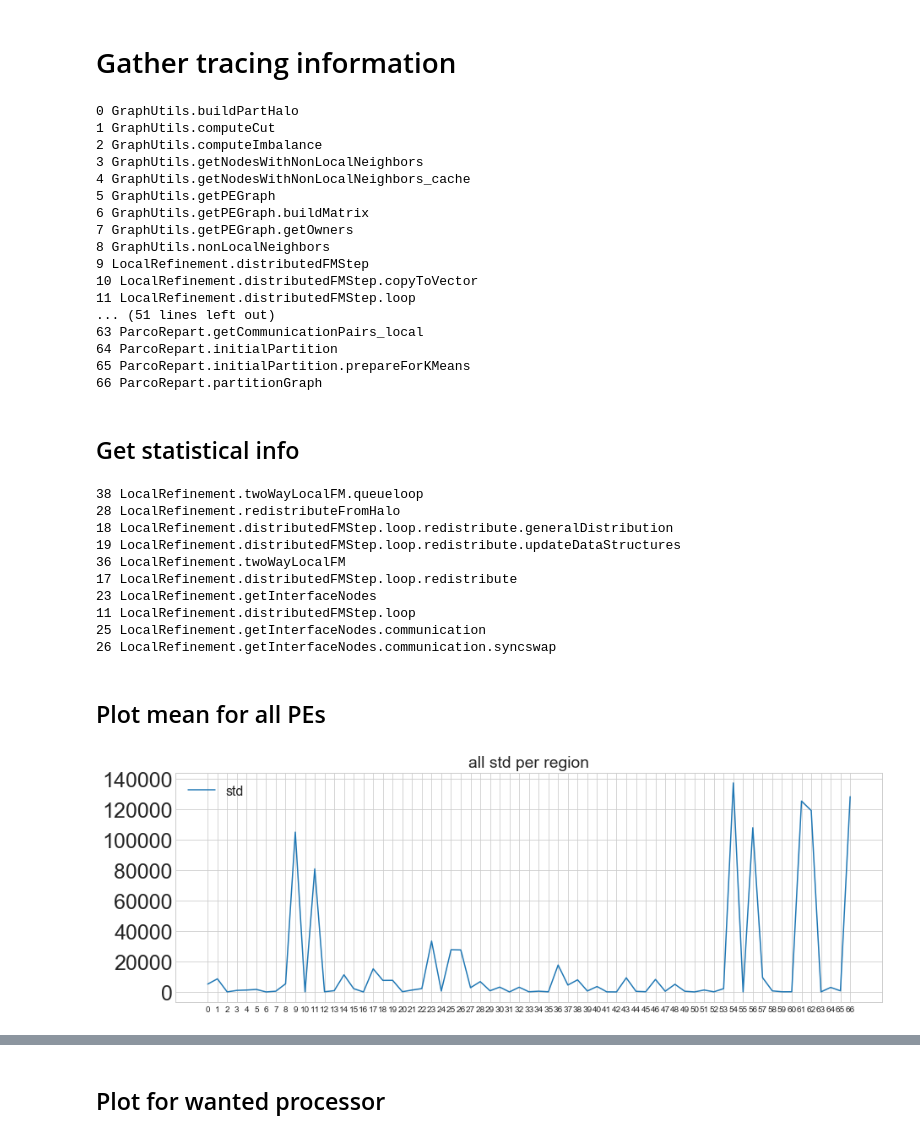
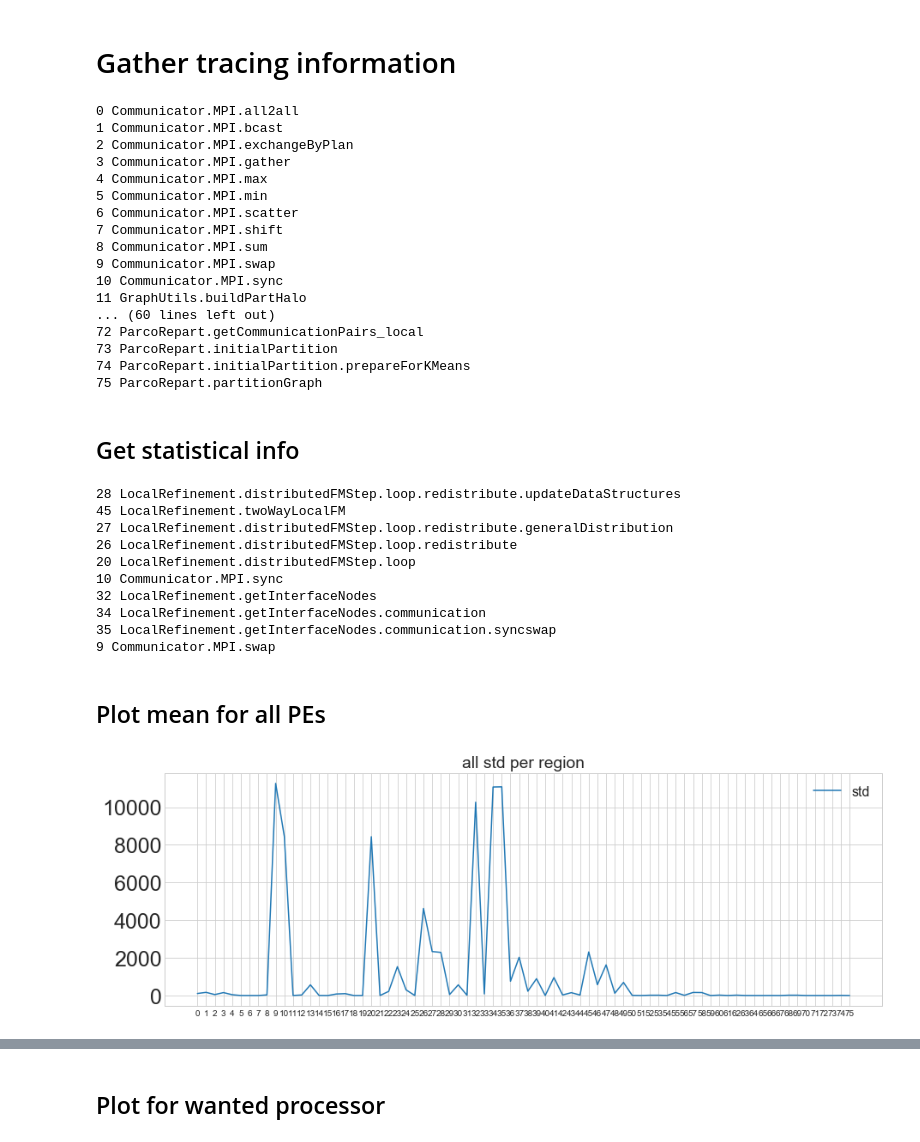
Before and after one commit to hu-macsy/geographer, a Jupyter notebook: tools/Visualize_scai_tracing.ipynb, the cells around one changed output, grey strips where cells are left out. Cells and saved outputs as stored; diff of their text form; code cells hidden in the pictures.

```diff
--- a/tools/Visualize_scai_tracing.ipynb
+++ b/tools/Visualize_scai_tracing.ipynb
@@ -144,10 +155,10 @@ def plotWantedPEsWantedRegions( allTimes, wantedPEs, wantedRegions , plotPerWhat
 # %% [markdown]
 # Gather tracing information
 # %%
-#traceDir = "/home/harry/supermuc/geographer_experiments/base-run/jobOutputs/"
-traceDir = "/home/harry/geographer/tracing_data/delaunay3D008M_k28/"
+traceDir = "/home/harry/supermuc/geographer_experiments/base-run/jobOutputs/"
+#traceDir = "/home/harry/geographer/tracing_data/delaunay3D008M_k28/"
 
-interestClasses = ['MultiLevel', 'LocalRefinement', 'ParcoRepart', 'GraphUtils']
+interestClasses = ['MultiLevel', 'LocalRefinement', 'ParcoRepart', 'GraphUtils', 'Communicator']
 
 allTimes = getAllTimes( traceDir, interestClasses )
 numPEs = max([int(x[0]) for x in allTimes])
@@ -161,30 +172,30 @@ numRegions = len(regionNames)
 for i in range(0,numRegions):
     print(i, regionNames[i])
 # %% [output]
-0 GraphUtils.buildPartHalo
-1 GraphUtils.computeCut
-2 GraphUtils.computeImbalance
-3 GraphUtils.getNodesWithNonLocalNeighbors
-4 GraphUtils.getNodesWithNonLocalNeighbors_cache
-5 GraphUtils.getPEGraph
-6 GraphUtils.getPEGraph.buildMatrix
-7 GraphUtils.getPEGraph.getOwners
-8 GraphUtils.nonLocalNeighbors
-9 LocalRefinement.distributedFMStep
-10 LocalRefinement.distributedFMStep.copyToVector
-11 LocalRefinement.distributedFMStep.loop
-... (51 lines left out)
-63 ParcoRepart.getCommunicationPairs_local
-64 ParcoRepart.initialPartition
-65 ParcoRepart.initialPartition.prepareForKMeans
-66 ParcoRepart.partitionGraph
+0 Communicator.MPI.all2all
+1 Communicator.MPI.bcast
+2 Communicator.MPI.exchangeByPlan
+3 Communicator.MPI.gather
+4 Communicator.MPI.max
+5 Communicator.MPI.min
+6 Communicator.MPI.scatter
+7 Communicator.MPI.shift
+8 Communicator.MPI.sum
+9 Communicator.MPI.swap
+10 Communicator.MPI.sync
+11 GraphUtils.buildPartHalo
+... (60 lines left out)
+72 ParcoRepart.getCommunicationPairs_local
+73 ParcoRepart.initialPartition
+74 ParcoRepart.initialPartition.prepareForKMeans
+75 ParcoRepart.partitionGraph
 # %% [markdown]
 ## Get statistical info
 # %%
 allTimesPerRegion = []  #this is a list of lists
 allVariancesPerRegion = []
 allSTDPerRegion = []
-allMeanTimerPerRegion = []
+allMeanTimePerRegion = []
 
 #for all regions
 for w in range(numRegions):
@@ -192,21 +203,21 @@ for w in range(numRegions):
     allTimesPerRegion.append( thisRegionTimes )
     allVariancesPerRegion.append( np.var(thisRegionTimes))
     allSTDPerRegion.append( np.std(thisRegionTimes))
-    allMeanTimerPerRegion.append( np.mean(thisRegionTimes) )
+    allMeanTimePerRegion.append( np.mean(thisRegionTimes) )
 
 for i in np.argsort(allSTDPerRegion)[-10:]:
     print(i, regionNames[i])
 # %% [output]
-38 LocalRefinement.twoWayLocalFM.queueloop
-28 LocalRefinement.redistributeFromHalo
-18 LocalRefinement.distributedFMStep.loop.redistribute.generalDistribution
-19 LocalRefinement.distributedFMStep.loop.redistribute.updateDataStructures
-36 LocalRefinement.twoWayLocalFM
-17 LocalRefinement.distributedFMStep.loop.redistribute
-23 LocalRefinement.getInterfaceNodes
-11 LocalRefinement.distributedFMStep.loop
-25 LocalRefinement.getInterfaceNodes.communication
-26 LocalRefinement.getInterfaceNodes.communication.syncswap
+28 LocalRefinement.distributedFMStep.loop.redistribute.updateDataStructures
+45 LocalRefinement.twoWayLocalFM
+27 LocalRefinement.distributedFMStep.loop.redistribute.generalDistribution
+26 LocalRefinement.distributedFMStep.loop.redistribute
+20 LocalRefinement.distributedFMStep.loop
+10 Communicator.MPI.sync
+32 LocalRefinement.getInterfaceNodes
+34 LocalRefinement.getInterfaceNodes.communication
+35 LocalRefinement.getInterfaceNodes.communication.syncswap
+9 Communicator.MPI.swap
 # %%
 #get top 10 regions with the highest standart deviation
 wantedRegions = np.argsort(allSTDPerRegion)[-10:].tolist()
@@ -233,20 +244,21 @@ plt.style.use('seaborn-whitegrid')
 # %%
 fig, ax = plt.subplots(figsize=(15,5))
 plt.rcParams.update({'font.size': 16})
 
 plt.title( "all std per region"  )
 
 #plt.plot(allVariancesPerRegion, label='var')
 #plt.plot( allMeanTimerPerRegion, label='mean' )
-plt.plot( allMeanTimerPerRegion, label='std' )
+plt.plot( allSTDPerRegion, label='std' )
+#plt.plot( allMeanTimePerRegion, label='mean' )
 
 #ax.set_yscale('log', basey=10)
 plt.xticks(np.arange( 0, numRegions, 1.0), fontsize=10)
 plt.legend()
 
 plt.show()
 # %% [output]
-[figure, old version]
+[figure, new version]
 # %%
 plotWantedPEsWantedRegions( allTimes, allPEs, wantedRegionNames,"region")
 # %% [output]
```
Also changed, not shown: parts of 6 cells of this notebook, 2 other files.
